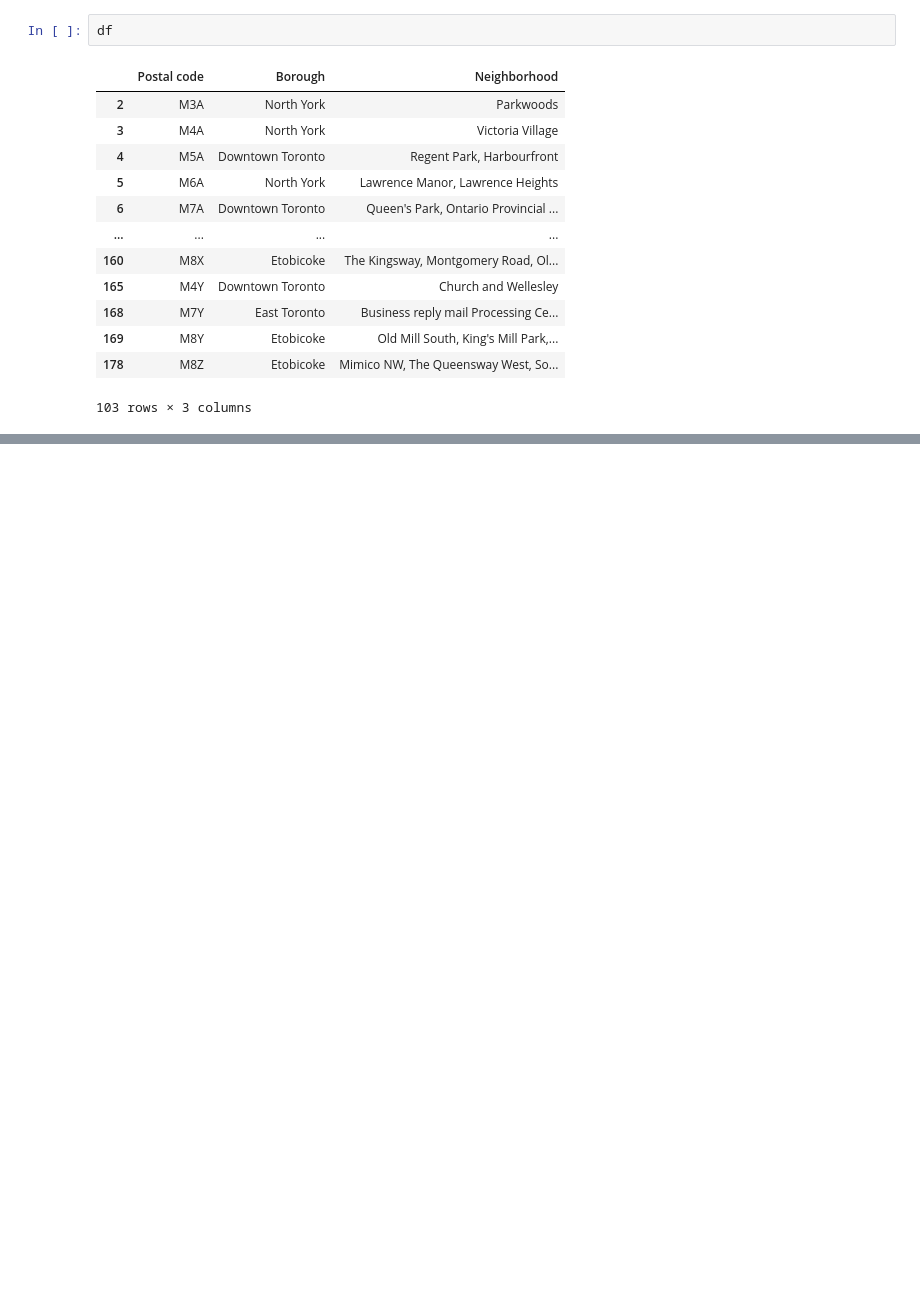
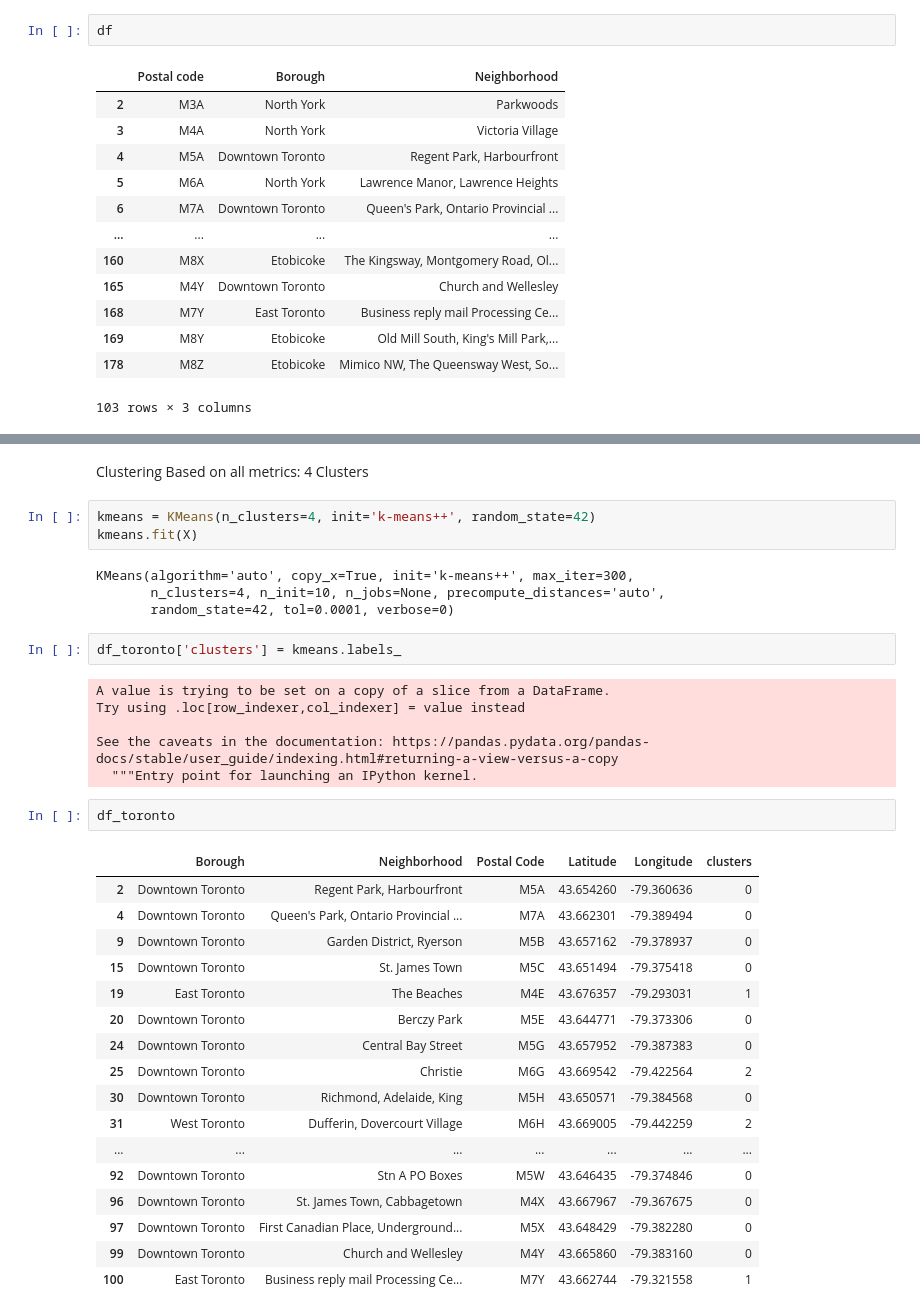
Before and after one commit to YM88/clustering_neighborhoods, a Jupyter notebook: clustering_toronto_neighborhoods.ipynb, the cells around one changed output, grey strips where cells are left out. Cells and saved outputs as stored; diff of their text form; blank space fills up the shorter version.

```diff
--- a/clustering_toronto_neighborhoods.ipynb
+++ b/clustering_toronto_neighborhoods.ipynb
@@ -149,0 +249,37 @@ df
+# %% [markdown]
+Clustering Based on all metrics: 4 Clusters
+# %%
+kmeans = KMeans(n_clusters=4, init='k-means++', random_state=42)
+kmeans.fit(X)
+# %% [output]
+KMeans(algorithm='auto', copy_x=True, init='k-means++', max_iter=300,
+       n_clusters=4, n_init=10, n_jobs=None, precompute_distances='auto',
+       random_state=42, tol=0.0001, verbose=0)
+# %%
+df_toronto['clusters'] = kmeans.labels_
+# %% [output]
+A value is trying to be set on a copy of a slice from a DataFrame.
+Try using .loc[row_indexer,col_indexer] = value instead
+
+See the caveats in the documentation: https://pandas.pydata.org/pandas-docs/stable/user_guide/indexing.html#returning-a-view-versus-a-copy
+  """Entry point for launching an IPython kernel.
+# %%
+df_toronto
+# %% [output]
+|  | Borough | Neighborhood | Postal Code | Latitude | Longitude | clusters |
+| 2 | Downtown Toronto | Regent Park, Harbourfront | M5A | 43.654260 | -79.360636 | 0 |
+| 4 | Downtown Toronto | Queen's Park, Ontario Provincial ... | M7A | 43.662301 | -79.389494 | 0 |
+| 9 | Downtown Toronto | Garden District, Ryerson | M5B | 43.657162 | -79.378937 | 0 |
+| 15 | Downtown Toronto | St. James Town | M5C | 43.651494 | -79.375418 | 0 |
+| 19 | East Toronto | The Beaches | M4E | 43.676357 | -79.293031 | 1 |
+| 20 | Downtown Toronto | Berczy Park | M5E | 43.644771 | -79.373306 | 0 |
+| 24 | Downtown Toronto | Central Bay Street | M5G | 43.657952 | -79.387383 | 0 |
+| 25 | Downtown Toronto | Christie | M6G | 43.669542 | -79.422564 | 2 |
+| 30 | Downtown Toronto | Richmond, Adelaide, King | M5H | 43.650571 | -79.384568 | 0 |
+| 31 | West Toronto | Dufferin, Dovercourt Village | M6H | 43.669005 | -79.442259 | 2 |
+| ... | ... | ... | ... | ... | ... | ... |
+| 92 | Downtown Toronto | Stn A PO Boxes | M5W | 43.646435 | -79.374846 | 0 |
+| 96 | Downtown Toronto | St. James Town, Cabbagetown | M4X | 43.667967 | -79.367675 | 0 |
+| 97 | Downtown Toronto | First Canadian Place, Underground... | M5X | 43.648429 | -79.382280 | 0 |
+| 99 | Downtown Toronto | Church and Wellesley | M4Y | 43.665860 | -79.383160 | 0 |
+| 100 | East Toronto | Business reply mail Processing Ce... | M7Y | 43.662744 | -79.321558 | 1 |
```
Also changed, not shown: parts of 18 cells of this notebook.
